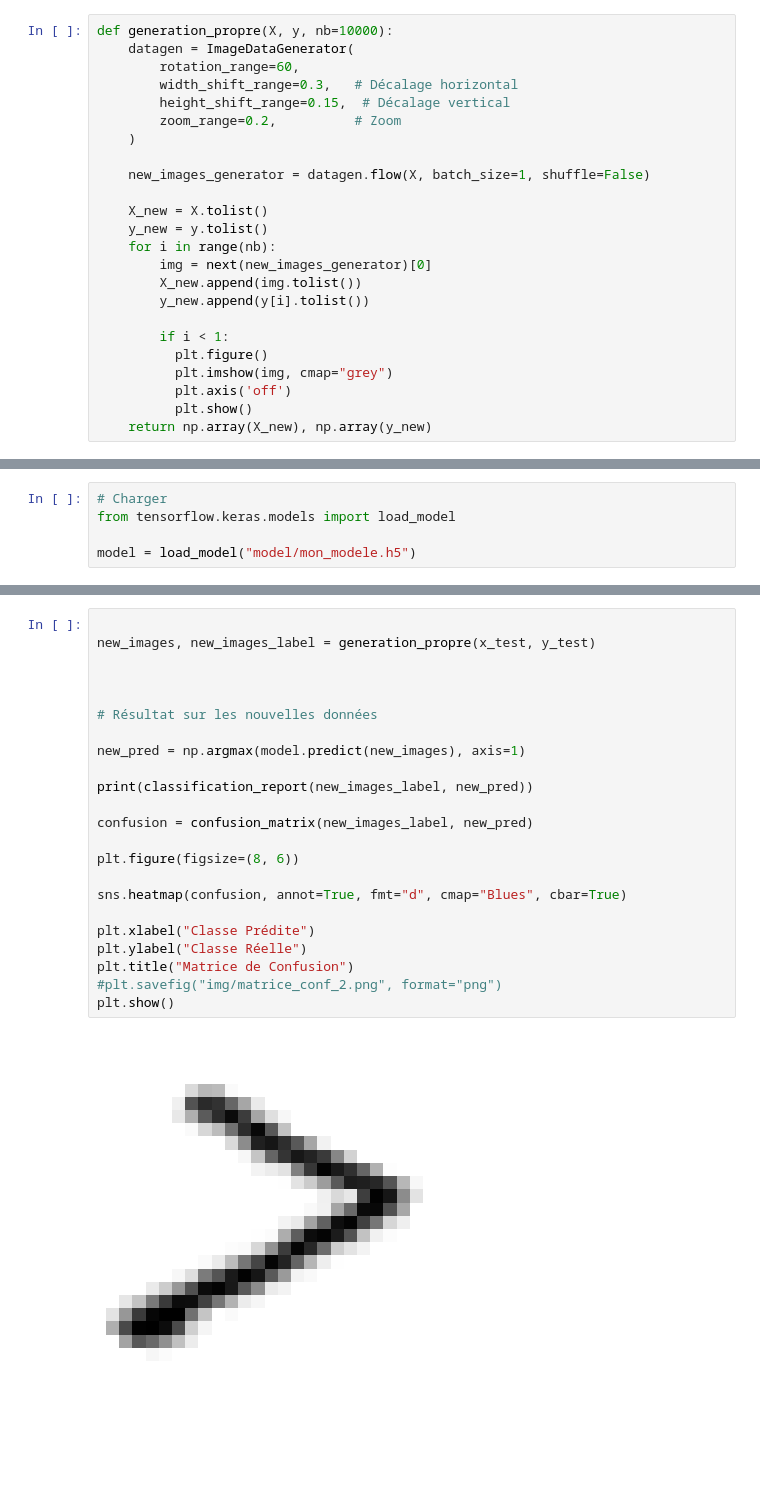
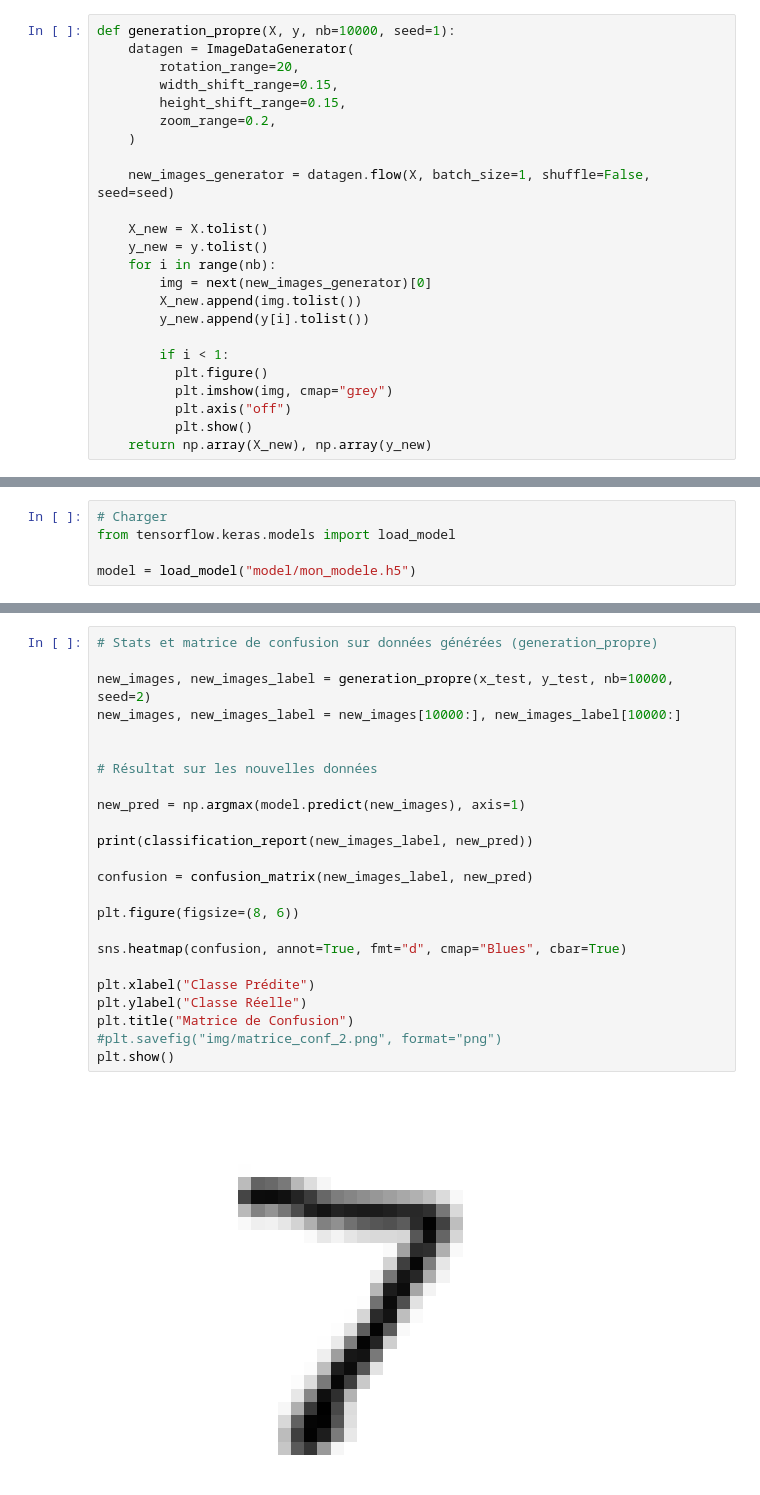
Before and after one commit to aubin-pct/Entrainement_ia, a Jupyter notebook: rendu_8/rendu_8.ipynb, the cells around one changed output, grey strips where cells are left out. Drawn from its saved outputs; the diff is of its cells as text; blank space fills up the shorter version.

```diff
--- a/rendu_8/rendu_8.ipynb
+++ b/rendu_8/rendu_8.ipynb
@@ -53,15 +77,15 @@ class ImageGenerator:
         new_image[random_x:random_x+image.shape[0], random_y:random_y+image.shape[1], :] = image
         return new_image
 # %%
-def generation_propre(X, y, nb=10000):
+def generation_propre(X, y, nb=10000, seed=1):
     datagen = ImageDataGenerator(
-        rotation_range=60,
-        width_shift_range=0.3,   # Décalage horizontal
-        height_shift_range=0.15,  # Décalage vertical
-        zoom_range=0.2,          # Zoom
+        rotation_range=20,
+        width_shift_range=0.15,
+        height_shift_range=0.15,
+        zoom_range=0.2,
     )
 
-    new_images_generator = datagen.flow(X, batch_size=1, shuffle=False)
+    new_images_generator = datagen.flow(X, batch_size=1, shuffle=False, seed=seed)
 
     X_new = X.tolist()
     y_new = y.tolist()
@@ -73,7 +97,7 @@ def generation_propre(X, y, nb=10000):
         if i < 1:
           plt.figure()
           plt.imshow(img, cmap="grey")
-          plt.axis('off')
+          plt.axis("off")
           plt.show()
     return np.array(X_new), np.array(y_new)
 # %%
@@ -362,25 +389,26 @@ weighted avg       0.99      0.99      0.99     10000
 # %%
+# Stats et matrice de confusion sur données générées (generation_propre)
 
-new_images, new_images_label = generation_propre(x_test, y_test)
-
+new_images, new_images_label = generation_propre(x_test, y_test, nb=10000, seed=2)
+new_images, new_images_label = new_images[10000:], new_images_label[10000:]
 
 
 # Résultat sur les nouvelles données
 
 new_pred = np.argmax(model.predict(new_images), axis=1)
 
 print(classification_report(new_images_label, new_pred))
 
 confusion = confusion_matrix(new_images_label, new_pred)
 
 plt.figure(figsize=(8, 6))
 
 sns.heatmap(confusion, annot=True, fmt="d", cmap="Blues", cbar=True)
 
 plt.xlabel("Classe Prédite")
 plt.ylabel("Classe Réelle")
 plt.title("Matrice de Confusion")
 #plt.savefig("img/matrice_conf_2.png", format="png")
 plt.show()
 # %% [output]
-[figure, old version]
+[figure, new version]
```
Also changed, not shown: parts of 14 cells of this notebook.
